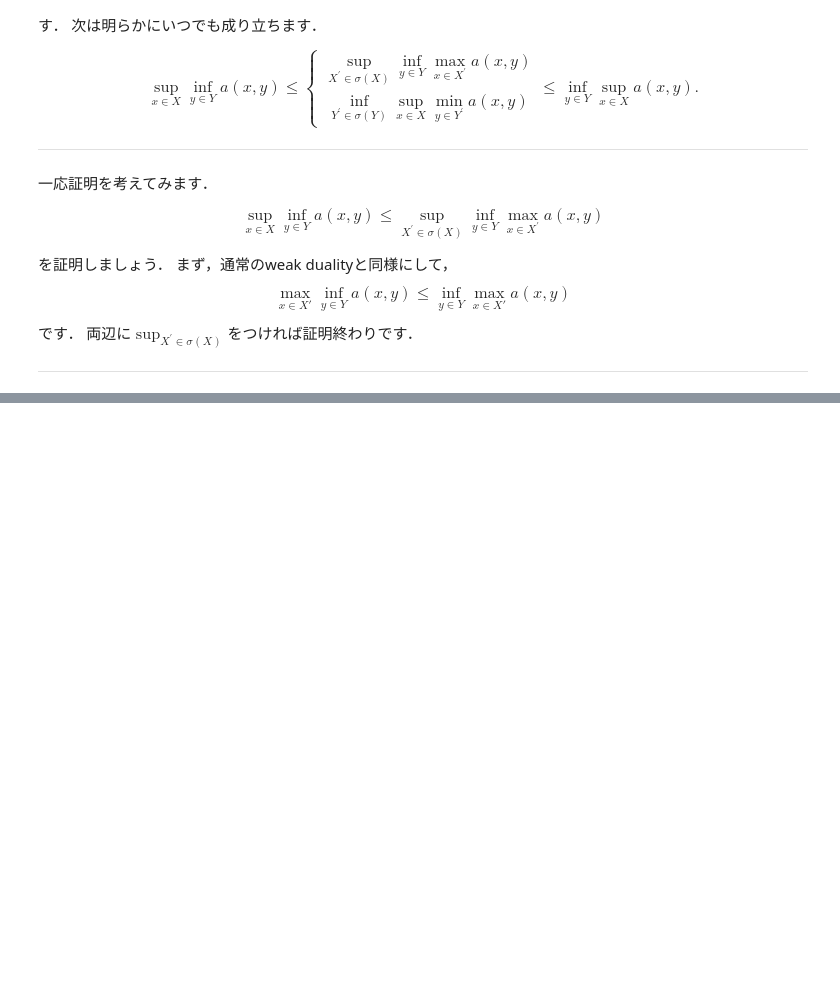
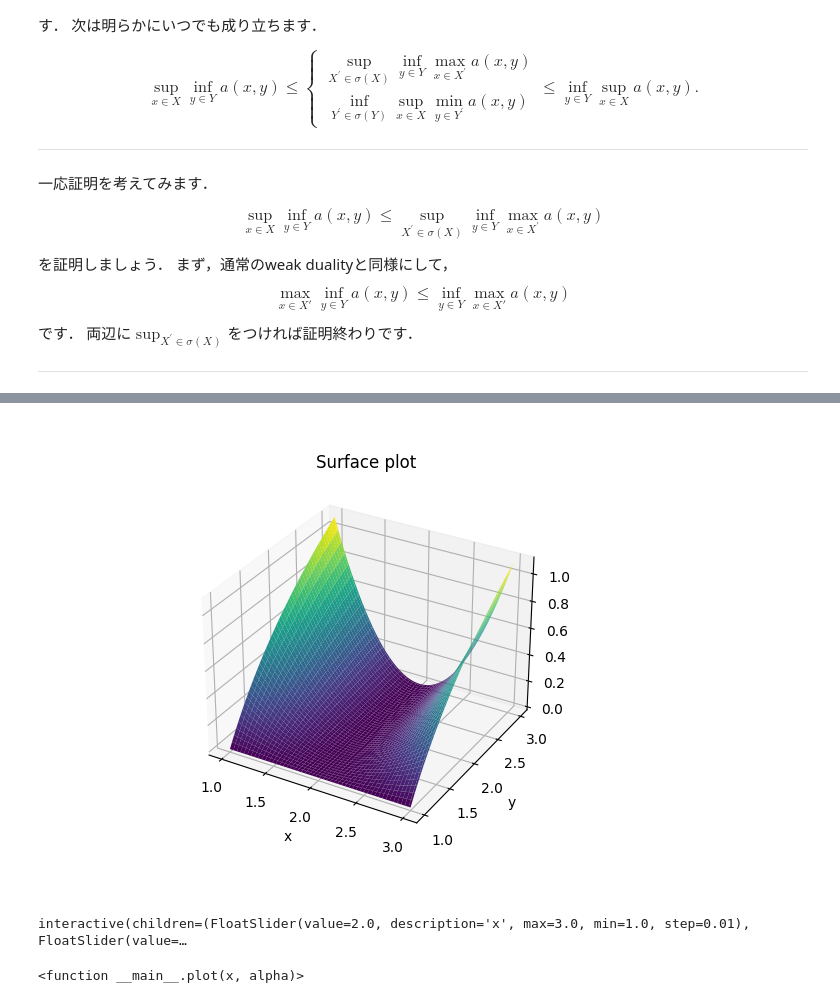
Before and after one commit to syuntoku14/Shumi-Note, a Jupyter notebook: notebooks/MATH_minimax_conditions.ipynb, the cells around one changed output, grey strips where cells are left out. Cells and saved outputs as stored; diff of their text form; code cells hidden in the pictures; blank space fills up the shorter version.

```diff
--- a/notebooks/MATH_minimax_conditions.ipynb
+++ b/notebooks/MATH_minimax_conditions.ipynb
@@ -59,0 +83,58 @@ $$
+# %%
+%matplotlib widget
+
+from mpl_toolkits import mplot3d
+import numpy as np
+import matplotlib.pyplot as plt
+
+# 関数aを描画してみます
+
+x = np.outer(np.linspace(1, 3, 100), np.ones(100))
+y = x.copy().T # transpose
+z = lambda x, y: (x - 2) **2 * np.log(y)
+
+fig = plt.figure()
+ax = plt.axes(projection='3d')
+
+ax.plot_surface(x, y, z(x, y),cmap='viridis', edgecolor='none')
+ax.set_title('Surface plot')
+plt.xlabel("x")
+plt.ylabel("y")
+plt.show()
+# %% [output]
+[figure, added]
+# %%
+# Y_αを描画してみます
+
+import numpy as np
+import matplotlib.pyplot as plt
+from ipywidgets import interact
+
+ys = np.linspace(1, 3, 100)
+z = lambda x, y: (x - 2) **2 * np.log(y)
+
+
+def plot(x, alpha):
+    plt.figure(figsize=(8, 6))
+    zs = z(x, ys)
+    plt.plot(ys, zs)
+    plt.hlines(alpha, 1.0, 3.0, colors="red", label=r"$\alpha$")
+
+    Yalpha = ys[zs <= alpha]
+    if len(Yalpha) > 0:
+        xmin, xmax = Yalpha[0], Yalpha[-1]
+    else:
+        xmin, xmax = 1.0, 1.0
+
+    plt.hlines(alpha, xmin, xmax, colors="green")
+    plt.grid()
+    plt.xlim(1.0, 3)
+    plt.xlabel("y")
+    plt.ylabel("z")
+    plt.show()
+
+
+interact(plot, x=(1.0, 3.0, 0.01), alpha=(np.log(0.5), np.log(4), 0.01))
+# %% [output]
+interactive(children=(FloatSlider(value=2.0, description='x', max=3.0, min=1.0, step=0.01), FloatSlider(value=…
+<function __main__.plot(x, alpha)>
```
Also changed, not shown: parts of 3 cells of this notebook, 2 other files.
